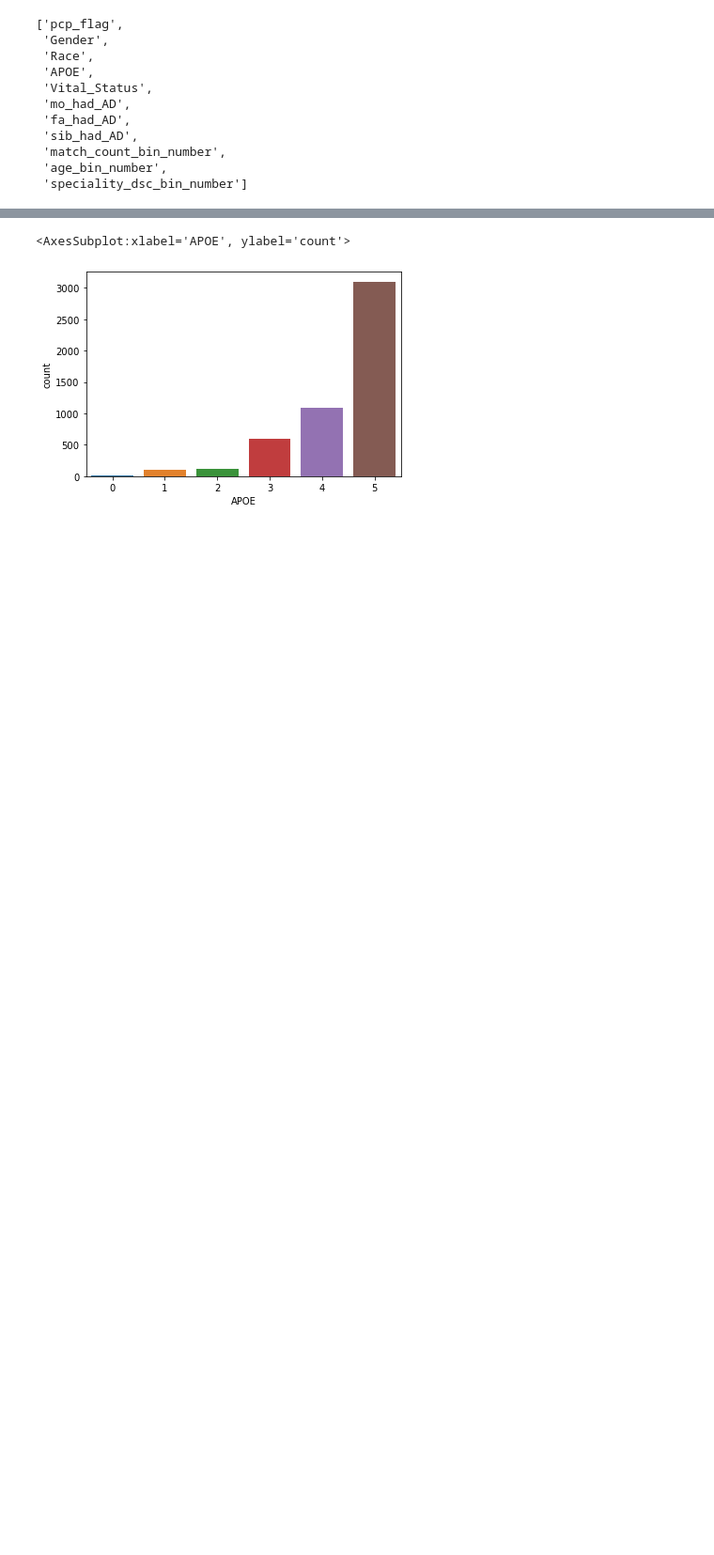
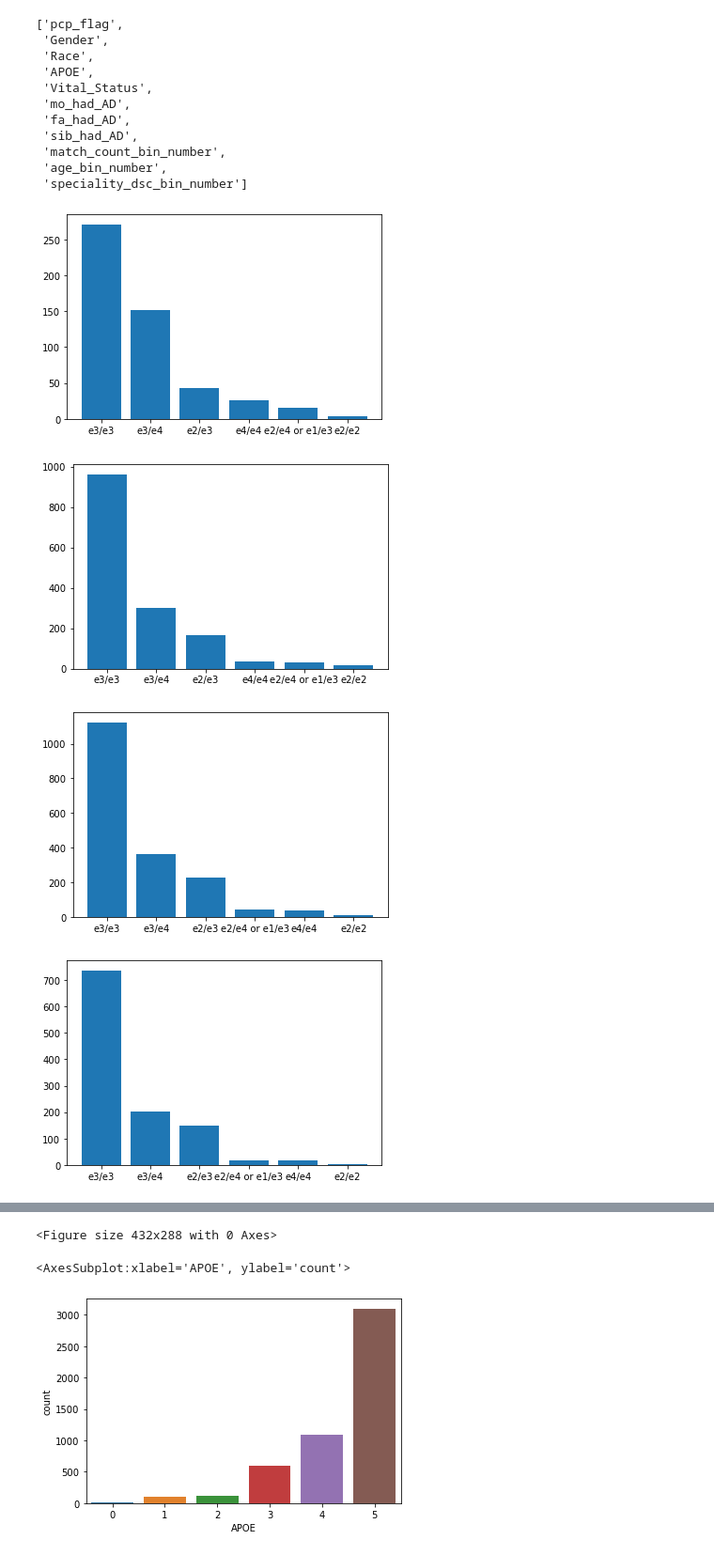
Before and after one commit to anaconda121/NeuraHealth, a Jupyter notebook: EDA/Pre-Annotations/Clustering.ipynb, the cells around one changed output, grey strips where cells are left out. Shown at 94% size. Saved outputs shown, nothing was run; the diff lists cells and outputs as text; code cells hidden in the pictures; blank space fills up the shorter version.

```diff
--- a/EDA/Pre-Annotations/Clustering.ipynb
+++ b/EDA/Pre-Annotations/Clustering.ipynb
@@ -726 +740,4 @@ def plot_2d(component1, component2):
+# %%
+x_graphs["x_axis"] = results["x_axis"].to_list()
+x_graphs["y_axis"] = results["y_axis"].to_list()
 # %%
@@ -834,3 +866,33 @@ print(len(c1_df) + len(c2_df) + len(c3_df) + len(c4_df) + len(c5_df)) # should b
  'match_count_bin_number',
  'age_bin_number',
  'speciality_dsc_bin_number']
+# %%
+#fig, (ax1, ax2, ax3, ax4, ax5) = plt.subplots(nrows = 1, ncols = 5, sharey = True)
+
+# fig.tight_layout(pad = 0.5)
+# fig.set_figheight(10)
+# fig.set_figwidth(25)
+
+# ax1.set_ylabel('count', fontsize = 10) # Y label
+# ax1.set_xlabel('APOE', fontsize = 10) # X label
+
+# plt.xticks(fontsize = 20)
+# plt.yticks(fontsize = 20)
+
+plt.bar(c1_df["APOE"].value_counts().index.to_list(), c1_df["APOE"].value_counts().values.tolist())
+plt.figure()
+plt.bar(c2_df["APOE"].value_counts().index.to_list(), c2_df["APOE"].value_counts().values.tolist())
+plt.figure()
+plt.bar(c3_df["APOE"].value_counts().index.to_list(), c3_df["APOE"].value_counts().values.tolist())
+plt.figure()
+plt.bar(c4_df["APOE"].value_counts().index.to_list(), c4_df["APOE"].value_counts().values.tolist())
+plt.figure()
+plt.bar(c5_df["APOE"].value_counts().index.to_list(), c5_df["APOE"].value_counts().values.tolist())
+plt.figure()
+
+plt.show()
+# %% [output]
+[figure, added]
+[figure, added]
+[figure, added]
+[figure, added]
@@ -837,3 +900,4 @@ print(len(c1_df) + len(c2_df) + len(c3_df) + len(c4_df) + len(c5_df)) # should b
+<Figure size 432x288 with 0 Axes>
 # %%
 sns.countplot(c5_df['APOE'])
 # %% [output]
```
Also changed, not shown: parts of 28 cells of this notebook.
